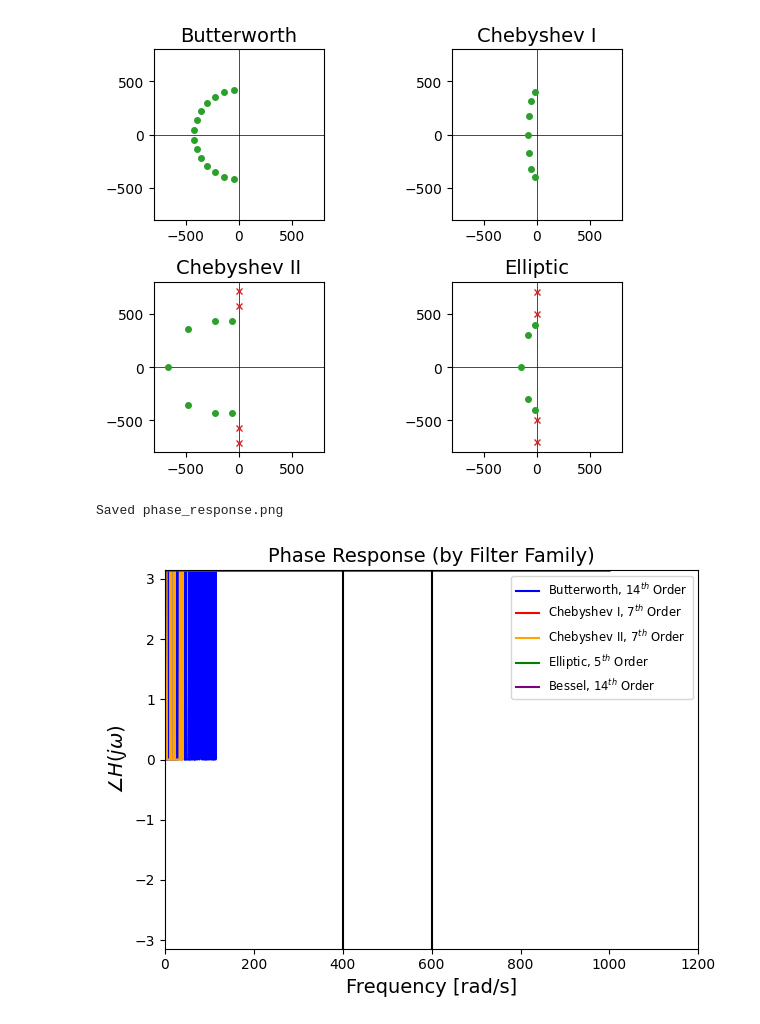
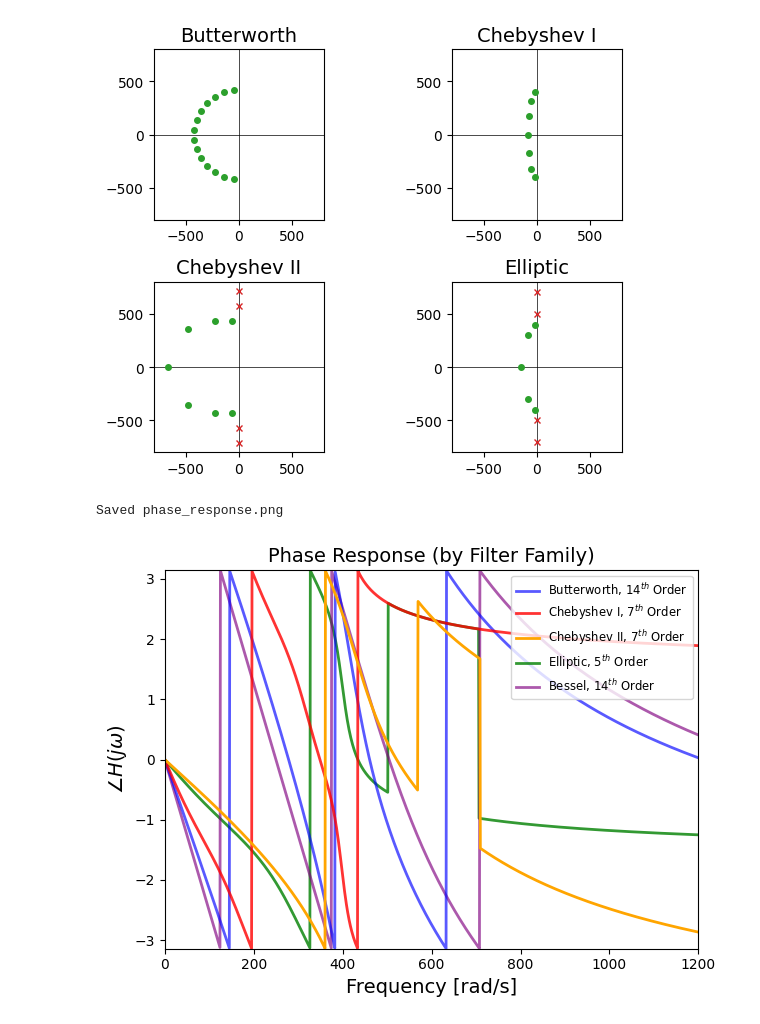
Before and after one commit to NobodyPickedThis/ECE_316_HW_6_Analog_Filter_Design, a Jupyter notebook: working_code.ipynb, the cells around one changed output. Saved outputs shown, nothing was run; the diff lists cells and outputs as text; code cells hidden in the pictures.

```diff
--- a/working_code.ipynb
+++ b/working_code.ipynb
@@ -184,33 +208,27 @@ Saved zeros_poles.png
 # %%
 # Phase plot
 figure = plt.figure()
 ax = figure.add_subplot(1, 1, 1)
 ax.set_title(r'Phase Response (by Filter Family)', fontsize=14)
-
-# Transition band demarkation
-ax.axvline(x=400, color='black', lw=1.5, zorder=3)
-ax.axvline(x=600, color='black', lw=1.5, zorder=3)
-
 
 ax.set_xlabel(r'Frequency [rad/s]', fontsize=14)
 ax.set_xlim(0, 1200)
 
 ax.set_ylabel(r'$∠H(j\omega)$', fontsize=14)
 ax.set_ylim(ymin=-np.pi, ymax=np.pi)
 
-
 # Filters
-ax.plot(bw_w, np.angle(bw_resp), color='blue', label="Butterworth, $14^{th}$ Order", zorder=2)
-ax.plot(chI_w, np.angle(chI_resp), color='red', label="Chebyshev I, $7^{th}$ Order", zorder=2)
-ax.plot(chII_w, np.angle(chII_resp), color='orange', label="Chebyshev II, $7^{th}$ Order", zorder=2)
-ax.plot(ell_w, np.angle(ell_resp), color='green', label="Elliptic, $5^{th}$ Order", zorder=2)
-ax.plot(bess_w, np.angle(bess_resp), color='purple', label="Bessel, $14^{th}$ Order", zorder=2)
+ax.plot(bw_w, bw_phase, color='blue', label="Butterworth, $14^{th}$ Order", zorder=2, alpha=0.65, lw=2)
+ax.plot(chI_w, chI_phase, color='red', label="Chebyshev I, $7^{th}$ Order", zorder=2, alpha=0.8, lw=2)
+ax.plot(chII_w, chII_phase, color='orange', label="Chebyshev II, $7^{th}$ Order", zorder=2, alpha=1, lw=2)
+ax.plot(ell_w, ell_phase, color='green', label="Elliptic, $5^{th}$ Order", zorder=1, alpha=0.8, lw=2)
+ax.plot(bess_w, bess_phase, color='purple', label="Bessel, $14^{th}$ Order", zorder=1, alpha=0.65, lw=2)
 
 
 plt.legend(loc="upper right", fontsize="small")
 plt.tight_layout()
-plt.savefig('phase_response.png', dpi=150, bbox_inches='tight')
+plt.savefig('phase_response.png', dpi=250, bbox_inches='tight')
 print("Saved phase_response.png")
 # %% [output]
 Saved phase_response.png
-[figure, old version]
+[figure, new version]
```
Also changed, not shown: parts of 3 cells of this notebook, 4 other files.
